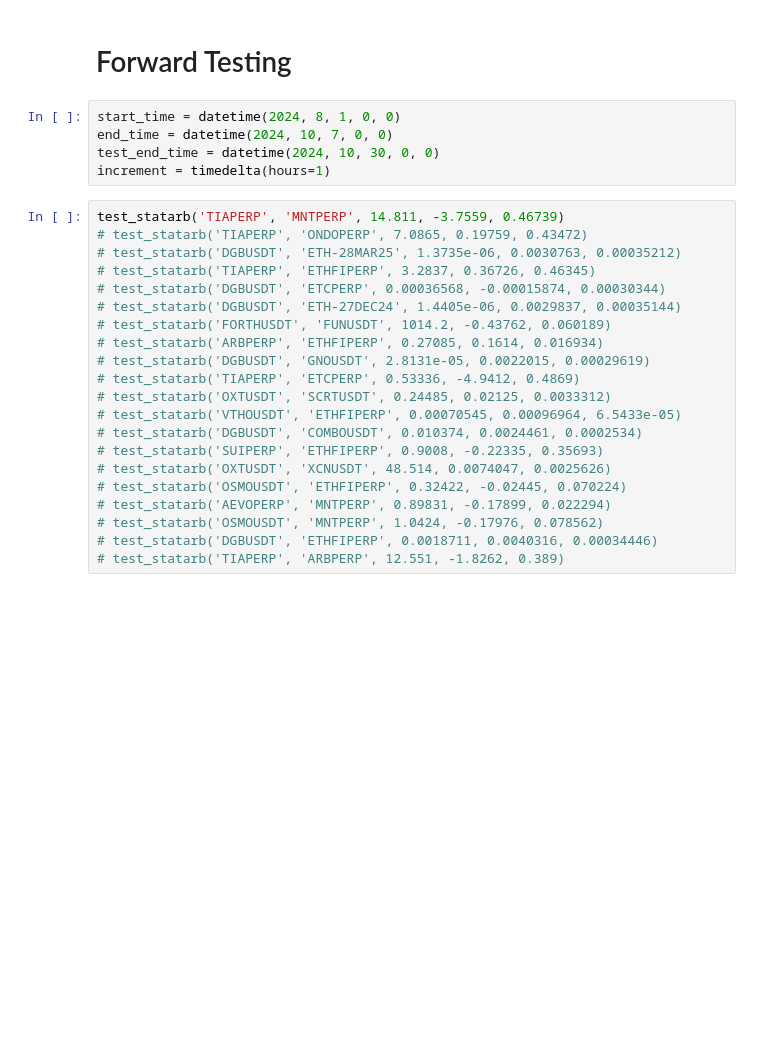
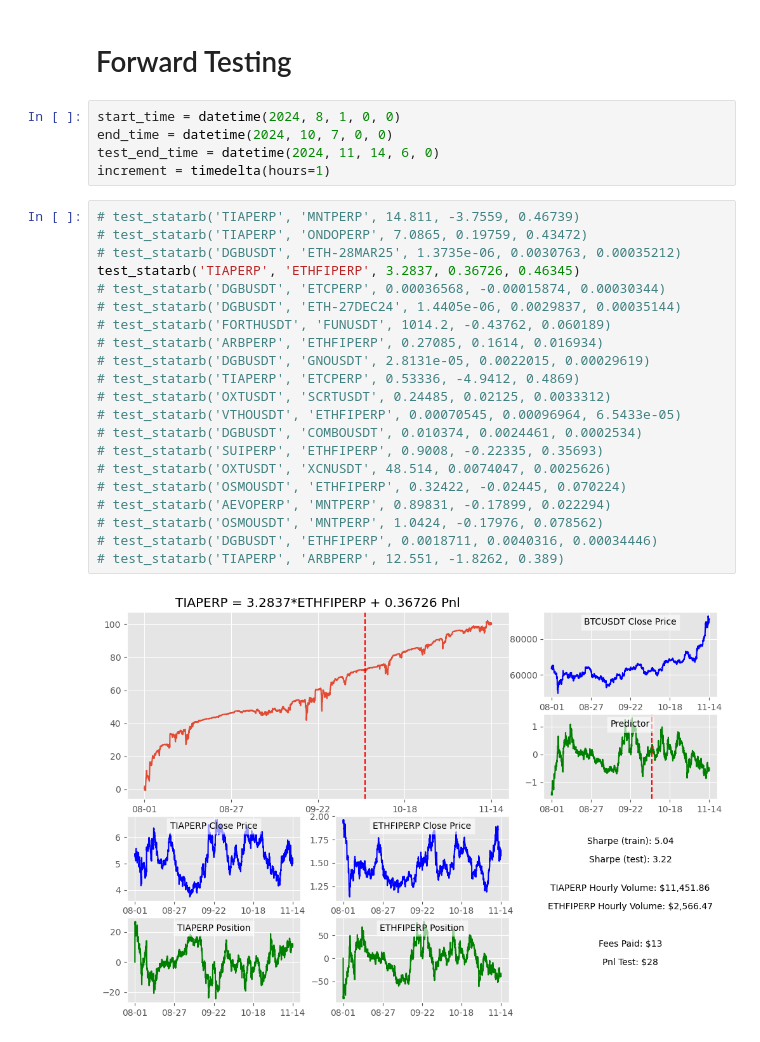
Before and after one commit to akhilkammila/cryptoAnalysis, a Jupyter notebook: cryptoAnalysis/backtest.ipynb, the cells around one changed output. Drawn from its saved outputs; the diff is of its cells as text; blank space fills up the shorter version.

```diff
--- a/cryptoAnalysis/backtest.ipynb
+++ b/cryptoAnalysis/backtest.ipynb
@@ -364,26 +363,28 @@ test_statarb('IDEXUSDT', 'LTOUSDT', 0.24789, 0.01044, 0.0020775)
 # %%
 start_time = datetime(2024, 8, 1, 0, 0)
 end_time = datetime(2024, 10, 7, 0, 0)
-test_end_time = datetime(2024, 10, 30, 0, 0)
+test_end_time = datetime(2024, 11, 14, 6, 0)
 increment = timedelta(hours=1)
 # %%
-test_statarb('TIAPERP', 'MNTPERP', 14.811, -3.7559, 0.46739)
+# test_statarb('TIAPERP', 'MNTPERP', 14.811, -3.7559, 0.46739)
 # test_statarb('TIAPERP', 'ONDOPERP', 7.0865, 0.19759, 0.43472)
 # test_statarb('DGBUSDT', 'ETH-28MAR25', 1.3735e-06, 0.0030763, 0.00035212)
-# test_statarb('TIAPERP', 'ETHFIPERP', 3.2837, 0.36726, 0.46345)
+test_statarb('TIAPERP', 'ETHFIPERP', 3.2837, 0.36726, 0.46345)
 # test_statarb('DGBUSDT', 'ETCPERP', 0.00036568, -0.00015874, 0.00030344)
 # test_statarb('DGBUSDT', 'ETH-27DEC24', 1.4405e-06, 0.0029837, 0.00035144)
 # test_statarb('FORTHUSDT', 'FUNUSDT', 1014.2, -0.43762, 0.060189)
 # test_statarb('ARBPERP', 'ETHFIPERP', 0.27085, 0.1614, 0.016934)
 # test_statarb('DGBUSDT', 'GNOUSDT', 2.8131e-05, 0.0022015, 0.00029619)
 # test_statarb('TIAPERP', 'ETCPERP', 0.53336, -4.9412, 0.4869)
 # test_statarb('OXTUSDT', 'SCRTUSDT', 0.24485, 0.02125, 0.0033312)
 # test_statarb('VTHOUSDT', 'ETHFIPERP', 0.00070545, 0.00096964, 6.5433e-05)
 # test_statarb('DGBUSDT', 'COMBOUSDT', 0.010374, 0.0024461, 0.0002534)
 # test_statarb('SUIPERP', 'ETHFIPERP', 0.9008, -0.22335, 0.35693)
 # test_statarb('OXTUSDT', 'XCNUSDT', 48.514, 0.0074047, 0.0025626)
 # test_statarb('OSMOUSDT', 'ETHFIPERP', 0.32422, -0.02445, 0.070224)
 # test_statarb('AEVOPERP', 'MNTPERP', 0.89831, -0.17899, 0.022294)
 # test_statarb('OSMOUSDT', 'MNTPERP', 1.0424, -0.17976, 0.078562)
 # test_statarb('DGBUSDT', 'ETHFIPERP', 0.0018711, 0.0040316, 0.00034446)
 # test_statarb('TIAPERP', 'ARBPERP', 12.551, -1.8262, 0.389)
+# %% [output]
+[figure, added]
```
Also changed, not shown: parts of 5 cells of this notebook, 2 other files.
